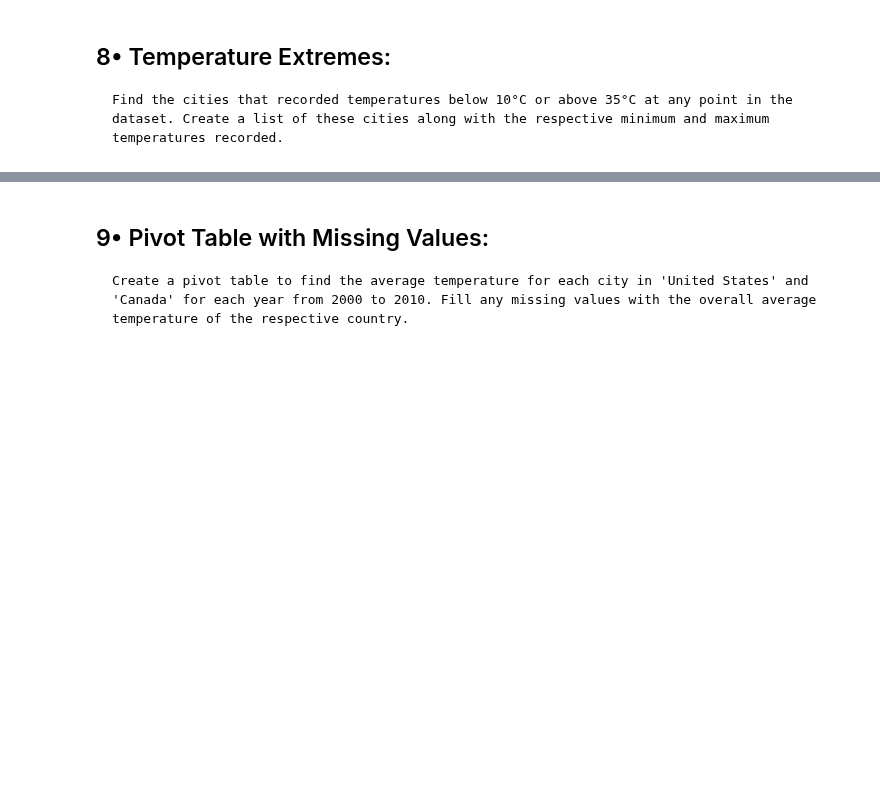
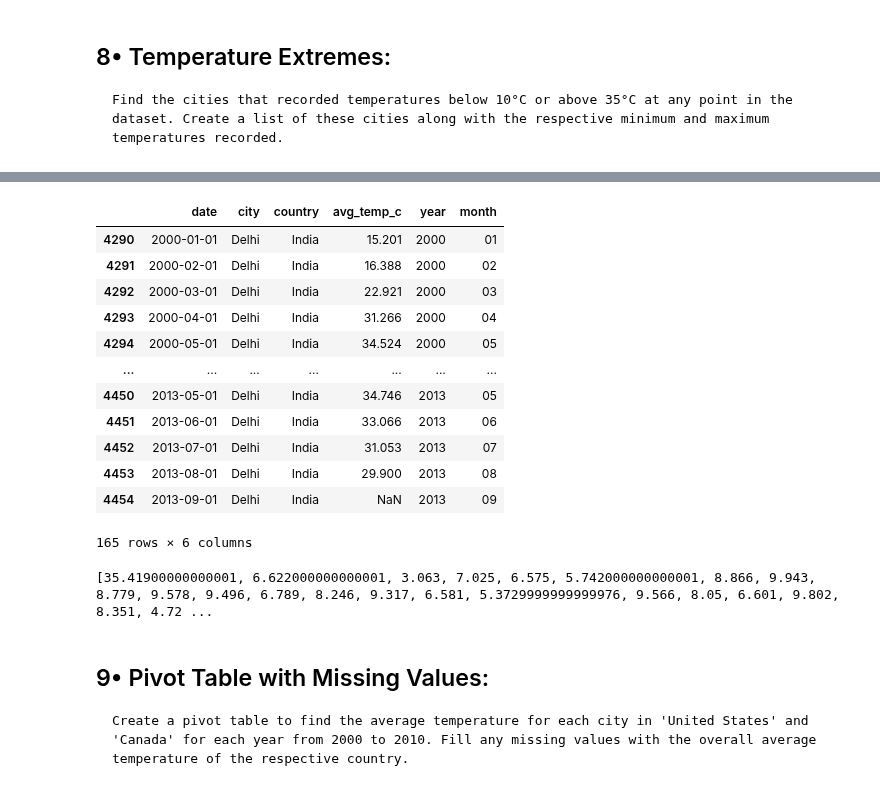
Before and after one commit to S827/python-programs, a Jupyter notebook: EDAPractice/DMWithPandas/CH3_SlicingAndIndexingDataframes/Module3Test.ipynb, the cells around one changed output, grey strips where cells are left out. Saved outputs shown, nothing was run; the diff lists cells and outputs as text; code cells hidden in the pictures; blank space fills up the shorter version.

```diff
--- a/EDAPractice/DMWithPandas/CH3_SlicingAndIndexingDataframes/Module3Test.ipynb
+++ b/EDAPractice/DMWithPandas/CH3_SlicingAndIndexingDataframes/Module3Test.ipynb
@@ -171,3 +178,36 @@ temp_date.loc['2007-01-01':'2009-12-31'].sort_values('avg_temp_c')
+# %%
+temp[temp['city'] == 'Delhi']
+# %% [output]
+|  | date | city | country | avg_temp_c | year | month |
+| 4290 | 2000-01-01 | Delhi | India | 15.201 | 2000 | 01 |
+| 4291 | 2000-02-01 | Delhi | India | 16.388 | 2000 | 02 |
+| 4292 | 2000-03-01 | Delhi | India | 22.921 | 2000 | 03 |
+| 4293 | 2000-04-01 | Delhi | India | 31.266 | 2000 | 04 |
+| 4294 | 2000-05-01 | Delhi | India | 34.524 | 2000 | 05 |
+| ... | ... | ... | ... | ... | ... | ... |
+| 4450 | 2013-05-01 | Delhi | India | 34.746 | 2013 | 05 |
+| 4451 | 2013-06-01 | Delhi | India | 33.066 | 2013 | 06 |
+| 4452 | 2013-07-01 | Delhi | India | 31.053 | 2013 | 07 |
+| 4453 | 2013-08-01 | Delhi | India | 29.900 | 2013 | 08 |
+| 4454 | 2013-09-01 | Delhi | India | NaN | 2013 | 09 |
+165 rows × 6 columns
+# %%
+def createlist(city, temp):
+    print(0)
+#     print(city, max(temp), min(temp))
+ci = ''
+ti = []
+for index, row in temp_cities.iterrows():
+    ci = row['city']
+
+    if row['city'] == ci:
+        ti.append(row['avg_temp_c'])
+    else:
+        createlist(ci, ti)
+        ci.clear()
+        ti.clear()
+# %% [output]
+[35.41900000000001, 6.622000000000001, 3.063, 7.025, 6.575, 5.742000000000001, 8.866, 9.943, 8.779, 9.578, 9.496, 6.789, 8.246, 9.317, 6.581, 5.3729999999999976, 9.566, 8.05, 6.601, 9.802, 8.351, 4.72 ...
 # %% [markdown]
 ## 9•  Pivot Table with Missing Values:
 	Create a pivot table to find the average temperature for each city in 'United States' and 'Canada' for each year from 2000 to 2010. Fill any missing values with the overall average temperature of the respective country.
```
Also changed, not shown: parts of 2 cells of this notebook, 3 other files.
